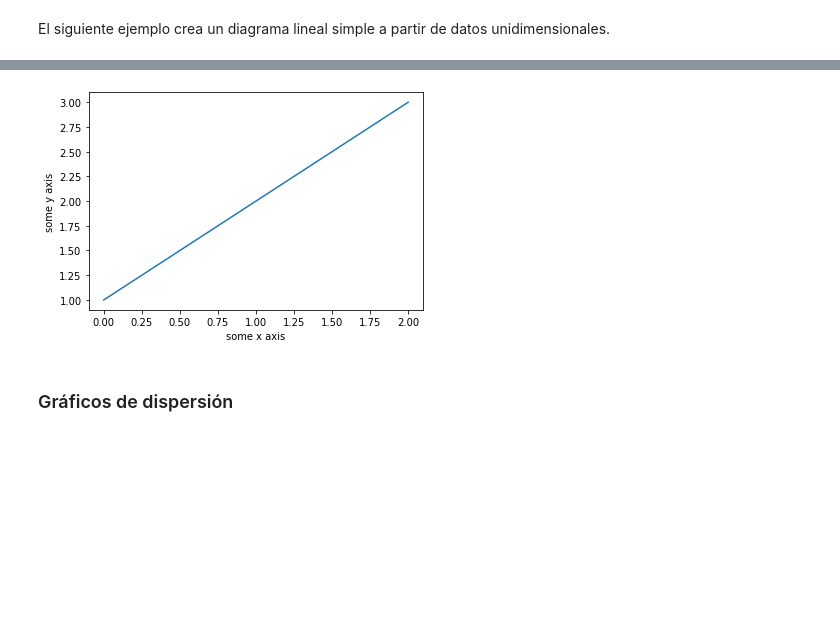
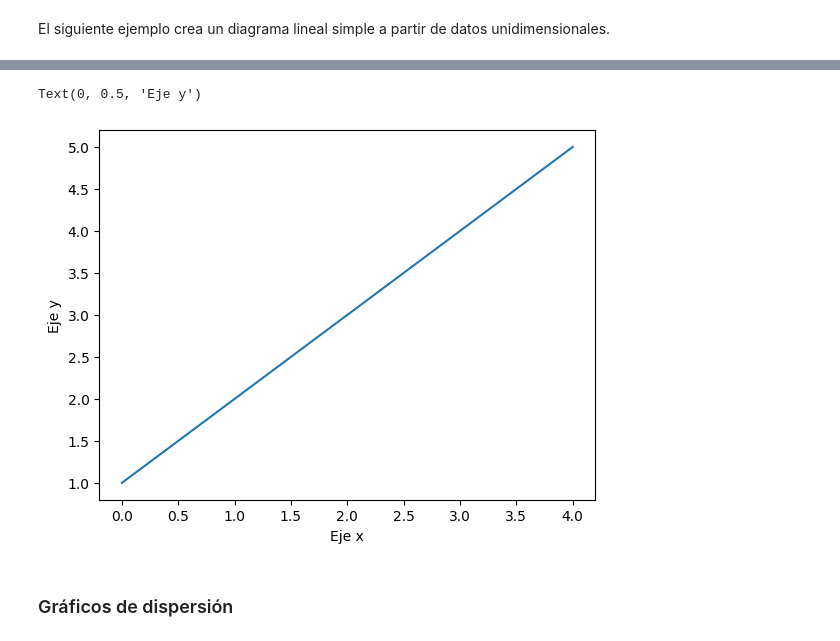
Before and after one commit to giovannicg/InteligenciaArtificial, a Jupyter notebook: Jupyter_CursoPython/1.3. Curso rápido.ipynb, the cells around one changed output, grey strips where cells are left out. Saved outputs shown, nothing was run; the diff lists cells and outputs as text; code cells hidden in the pictures; blank space fills up the shorter version.

```diff
--- a/Jupyter_CursoPython/1.3. Curso rápido.ipynb
+++ b/Jupyter_CursoPython/1.3. Curso rápido.ipynb
@@ -314,8 +335,14 @@ El siguiente ejemplo crea un diagrama lineal simple a partir de datos unidimensi
 # %%
 # Crear un vector y representar un gráfico linea con sus valores
-???
+import matplotlib.pyplot as plt
+import numpy as np
+myarray = np.array([1,2,3,4,5])
+plt.plot(myarray)
+plt.xlabel('Eje x')
+plt.ylabel('Eje y')
 # %% [output]
+Text(0, 0.5, 'Eje y')
-[figure, old version]
+[figure, new version]
 # %% [markdown]
 ### Gráficos de dispersión
 # %% [markdown]
```
Also changed, not shown: parts of 10 cells of this notebook.
